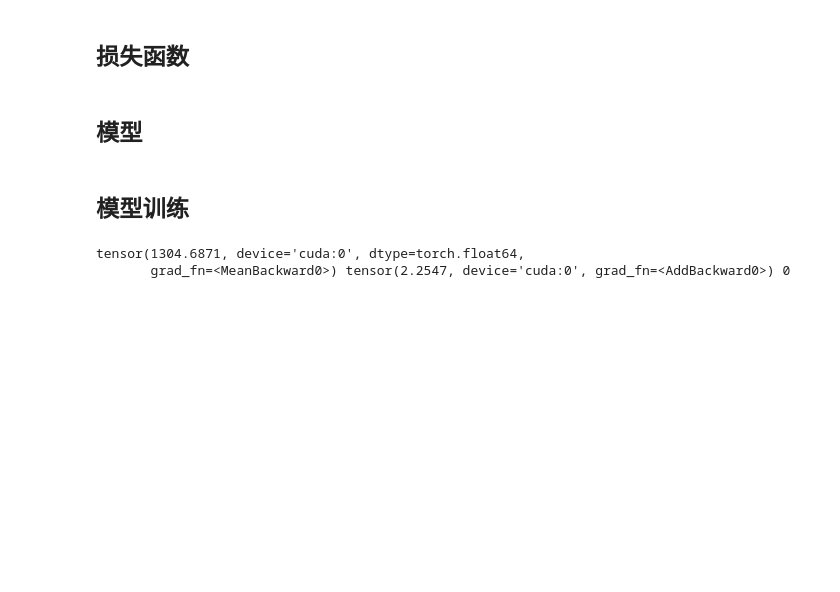
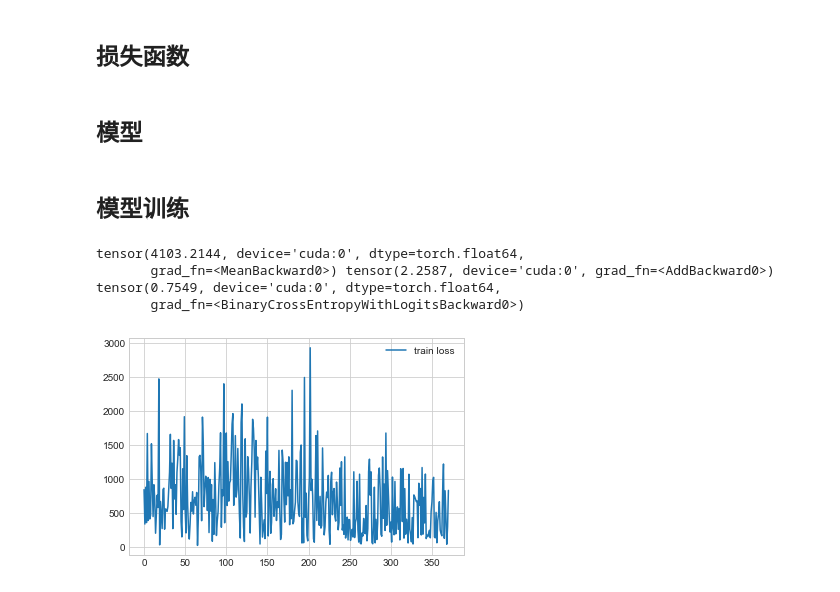
Before and after one commit to SimonLaplacing/nu_prediction, a Jupyter notebook: MultiModal_nuscenes.ipynb, the cells around one changed output. Saved outputs shown, nothing was run; the diff lists cells and outputs as text; code cells hidden in the pictures; blank space fills up the shorter version.

```diff
--- a/MultiModal_nuscenes.ipynb
+++ b/MultiModal_nuscenes.ipynb
@@ -64,9 +64,8 @@ num_decoder_tokens = 2
 z_dimension = 32
 accumulation_steps = 5 # 梯度累积步数
 
-num_classes = 3 # 类数
+num_classes = config['LEARNING']['num_classes'] # 类数
 modal_fc = latent_dim*(1+bidirectional)
-thre = 0.175 # yaw_threshold=10°
 # %% [markdown]
 ## 损失函数
 # %%
@@ -105,7 +104,7 @@ def neg_multi_log_likelihood_batch(
     return torch.mean(error)
 
 def loss_function(y_hat, confidences, data, mean1, std1, mean2, std2):
-    label = label_maker(yaw)
+    label = data['label'].to(device)
     y_true = data["target_positions"].to(device)
 #     MSE = F.mse_loss(y_hat, y_true, reduction='none')
 #     MSE = MSE * y_availabilities
@@ -144,10 +143,10 @@ class CVAE(nn.Module):
         self.decoder = nn.LSTM(z_dimension*2, latent_dim, num_layers=num_layers,
                                bidirectional=bidirectional, batch_first=True)
         self.decoder_fc = nn.Linear(latent_dim*(1+bidirectional), 64)
-        self.decoder_fc1 = nn.Linear(64, num_decoder_tokens)
-        self.decoder_fc2 = nn.Linear(64, num_decoder_tokens)
-        self.decoder_fc3 = nn.Linear(64, num_decoder_tokens)
-        self.decoder_confi = nn.Linear(6, num_classes)
+        self.decoder_fc1 = nn.Linear(64, num_decoder_tokens*num_classes)
+#         self.decoder_fc2 = nn.Linear(64, num_decoder_tokens)
+#         self.decoder_fc3 = nn.Linear(64, num_decoder_tokens)
+        self.decoder_confi = nn.Linear(num_decoder_tokens*num_classes, num_classes)
 
         # 定义图像编码器
         # load pre-trained Conv2D model
@@ -176,7 +175,7 @@ class CVAE(nn.Module):
         #定义行为预测
         self.modal1 = nn.LSTM(
             num_encoder_tokens, latent_dim, num_layers=num_layers, bidirectional=bidirectional, batch_first=True)
-        self.modal2 = nn.Linear(latent_dim*(1+bidirectional), 3)
+        self.modal2 = nn.Linear(latent_dim*(1+bidirectional), num_classes)
 
     def noise_reparameterize(self, mean, logvar):
         eps = torch.randn(mean.shape).to(device)
@@ -233,16 +232,16 @@ class CVAE(nn.Module):
         out2 = F.relu(self.decoder_fc(out2), inplace=True)
 
         out21 = F.relu(self.decoder_fc1(out2), inplace=True)
-        out22 = F.relu(self.decoder_fc2(out2), inplace=True)
-        out23 = F.relu(self.decoder_fc3(out2), inplace=True)
-        confs = torch.cat([out21, out22, out23], dim=-1)
-        confidences = F.softmax(self.decoder_confi(confs)[:, -1, :], dim=-1)
+#         out22 = F.relu(self.decoder_fc2(out2), inplace=True)
+#         out23 = F.relu(self.decoder_fc3(out2), inplace=True)
+        confidences = F.softmax(self.decoder_confi(out21)[:, -1, :], dim=-1)
         confidences = F.softmax(confidences * out_modal, dim=-1)
 
-        out21 = torch.unsqueeze(out21, 1)
-        out22 = torch.unsqueeze(out22, 1)
-        out23 = torch.unsqueeze(out23, 1)
-        y_hat = torch.cat([out21, out22, out23], dim=1)
+        out3 = torch.split(out21,2,dim=-1)
+        y_hat = torch.Tensor([]).to(device)
+        for i in out3:
+            i = torch.unsqueeze(i, 1)
+            y_hat=torch.cat([y_hat,i],dim=1)
 
         return y_hat, confidences, mean2, logstd2, mean3, logstd3
 
@@ -271,7 +270,7 @@ if not load_mode:
             torch.set_grad_enabled(True)
 #             print(data["image"].size(),data["history_positions"].size(),data["target_positions"].size())
             y_hat, confidences, mean1, std1, mean2, std2 = cvae(data)  # 输入
-            if devi == 1:
+            if device == 'cuda:0':
                 with torch.cuda.amp.autocast():
                     NLL,KLD,Cross = loss_function(y_hat, confidences, data, mean1, std1, mean2, std2)
                     loss = NLL + (25)*KLD + 20*Cross
@@ -299,5 +298,14 @@ if not load_mode:
             progress_bar.set_description(f"loss: {loss.item()} loss(avg): {np.mean(losses_train)}")
         losses_avg.append(np.mean(losses_train))
 # %% [output]
-tensor(1304.6871, device='cuda:0', dtype=torch.float64,
-       grad_fn=<MeanBackward0>) tensor(2.2547, device='cuda:0', grad_fn=<AddBackward0>) 0
+tensor(4103.2144, device='cuda:0', dtype=torch.float64,
+       grad_fn=<MeanBackward0>) tensor(2.2587, device='cuda:0', grad_fn=<AddBackward0>) tensor(0.7549, device='cuda:0', dtype=torch.float64,
+       grad_fn=<BinaryCrossEntropyWithLogitsBackward0>)
+# %%
+if not load_mode:
+    torch.save(cvae.state_dict(),'E:/Downloads/nuscenes/cvae.pth')
+    plt.plot(np.arange(len(losses_train)), losses_train, label="train loss")
+    plt.legend()
+    plt.show()
+# %% [output]
+[figure, added]
```
Also changed, not shown: parts of 2 cells of this notebook, 2 other files.
